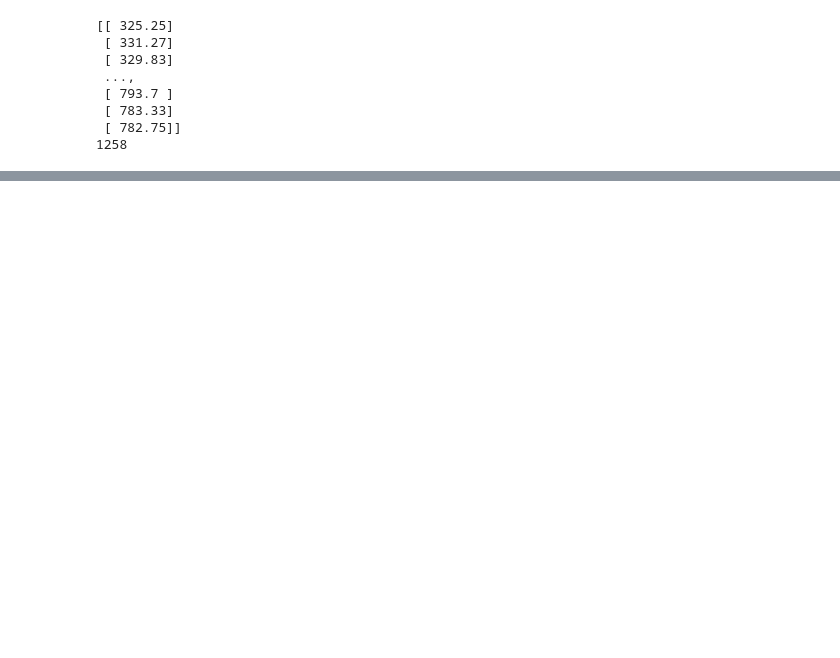
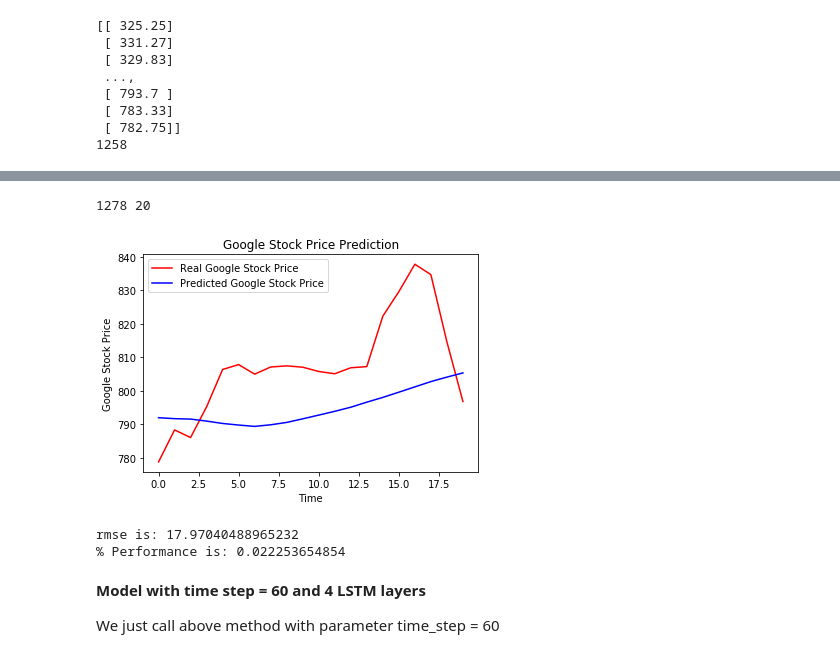
Before and after one commit to rbaral/Udemy_DeepLearning, a Jupyter notebook: 1_Supervised Deep Learning/3_RNN/12_Building a RNN/RNN-LSTM-Stock-Prediction.ipynb, the cells around one changed output, grey strips where cells are left out. Cells and saved outputs as stored; diff of their text form; code cells hidden in the pictures; blank space fills up the shorter version.

```diff
--- a/1_Supervised Deep Learning/3_RNN/12_Building a RNN/RNN-LSTM-Stock-Prediction.ipynb
+++ b/1_Supervised Deep Learning/3_RNN/12_Building a RNN/RNN-LSTM-Stock-Prediction.ipynb
@@ -243,0 +593,2 @@ print(len(real_stock_price_train))
+# %%
+real_stock_price_20, predicted_stock_price_20 = performMultipleTimeStepMultiLSTM(time_step = 20)
@@ -243,0 +613,28 @@ print(len(real_stock_price_train))
+# %%
+print(len(real_stock_price_20), len(predicted_stock_price_20))
+# Visualising the results
+plt.plot(real_stock_price_20[-20:], color = 'red', label = 'Real Google Stock Price')
+plt.plot(predicted_stock_price_20, color = 'blue', label = 'Predicted Google Stock Price')
+plt.title('Google Stock Price Prediction')
+plt.xlabel('Time')
+plt.ylabel('Google Stock Price')
+plt.legend()
+plt.show()
+# %% [output]
+1278 20
+[figure, added]
+# %%
+#lets evaluate the performance of the model
+import math
+from sklearn.metrics import mean_squared_error
+rmse = math.sqrt(mean_squared_error(real_stock_price_20[-20:], predicted_stock_price_20))
+print("rmse is:",rmse)
+performance = rmse/np.mean(real_stock_price_20[-20:])
+print ("% Performance is:", performance)
+# %% [output]
+rmse is: 17.97040488965232
+% Performance is: 0.022253654854
+# %% [markdown]
+<b> Model with time step = 60 and 4 LSTM layers </b>
+
+We just call above method with parameter time_step = 60
```
Also changed, not shown: parts of 35 cells of this notebook.
